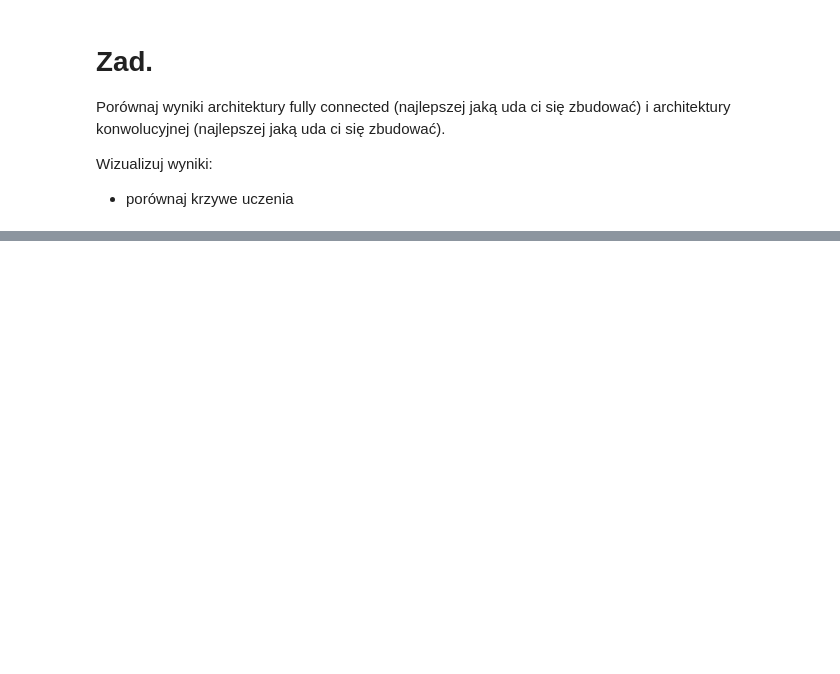
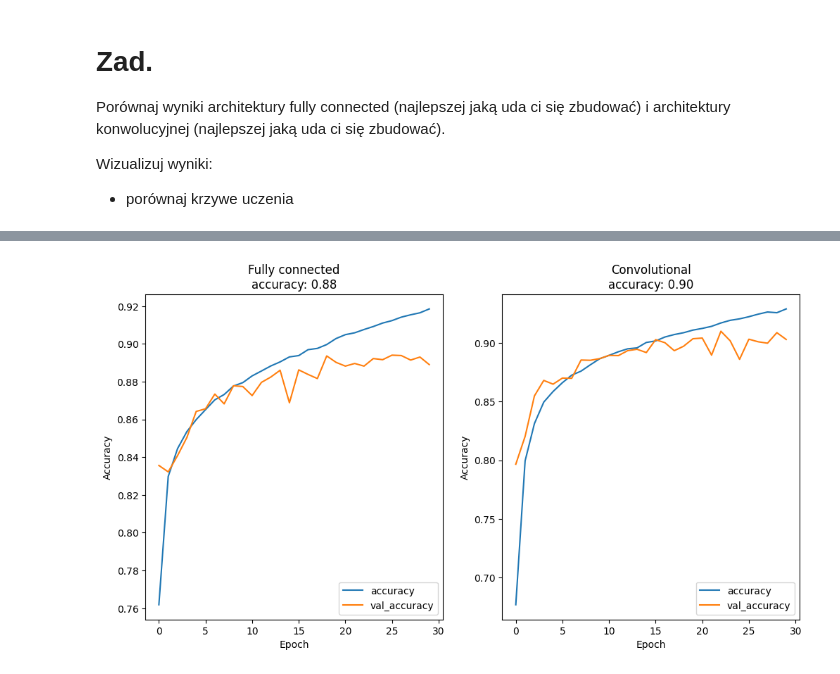
Before and after one commit to KrystianJachna/AI, a Jupyter notebook: cw12/AD_Z12_D_FashionMINT.ipynb, the cells around one changed output, grey strips where cells are left out. Saved outputs shown, nothing was run; the diff lists cells and outputs as text; code cells hidden in the pictures; blank space fills up the shorter version.

```diff
--- a/cw12/AD_Z12_D_FashionMINT.ipynb
+++ b/cw12/AD_Z12_D_FashionMINT.ipynb
@@ -77,0 +103,18 @@ Wizualizuj wyniki:
+# %%
+history_conv = History()
+
+model_conv = keras.models.Sequential([
+    keras.layers.Conv2D(64, (3, 3), activation='relu', input_shape=(28, 28, 1)),
+    keras.layers.MaxPooling2D((2, 2)),
+    keras.layers.Conv2D(128, (3, 3), activation='relu'),
+    keras.layers.MaxPooling2D((2, 2)),
+    keras.layers.Flatten(),
+    keras.layers.Dense(128, activation='relu'),
+    keras.layers.Dense(10, activation='softmax')
+])
+
+model_conv.compile(loss="sparse_categorical_crossentropy",
+                   optimizer="sgd",
+                   metrics=["accuracy"])
+model_conv.fit(X_train.reshape(-1, 28, 28, 1), y_train, epochs=30,
+               validation_data=(X_valid.reshape(-1, 28, 28, 1), y_valid), callbacks=[history_conv])
@@ -77,0 +146,18 @@ Wizualizuj wyniki:
+# %%
+_, axs = plt.subplots(1, 2, figsize=(12, 6))
+axs[0].plot(history_fc.history['accuracy'], label='accuracy')
+axs[0].plot(history_fc.history['val_accuracy'], label='val_accuracy')
+axs[0].set_xlabel('Epoch')
+axs[0].set_ylabel('Accuracy')
+axs[0].set_title(f'Fully connected\naccuracy: {final_accuracy_fc:.2f}')
+axs[0].legend(loc='lower right')
+
+axs[1].plot(history_conv.history['accuracy'], label='accuracy')
+axs[1].plot(history_conv.history['val_accuracy'], label='val_accuracy')
+axs[1].set_xlabel('Epoch')
+axs[1].set_ylabel('Accuracy')
+axs[1].set_title(f'Convolutional\naccuracy: {final_accuracy_conv:.2f}')
+axs[1].legend(loc='lower right')
+plt.show()
+# %% [output]
+[figure, added]
```
Also changed, not shown: parts of 5 cells of this notebook.
